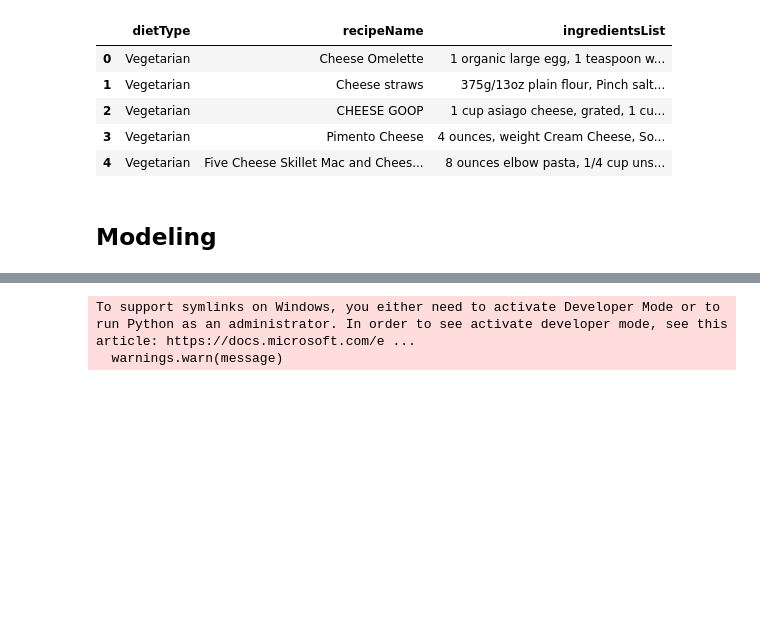
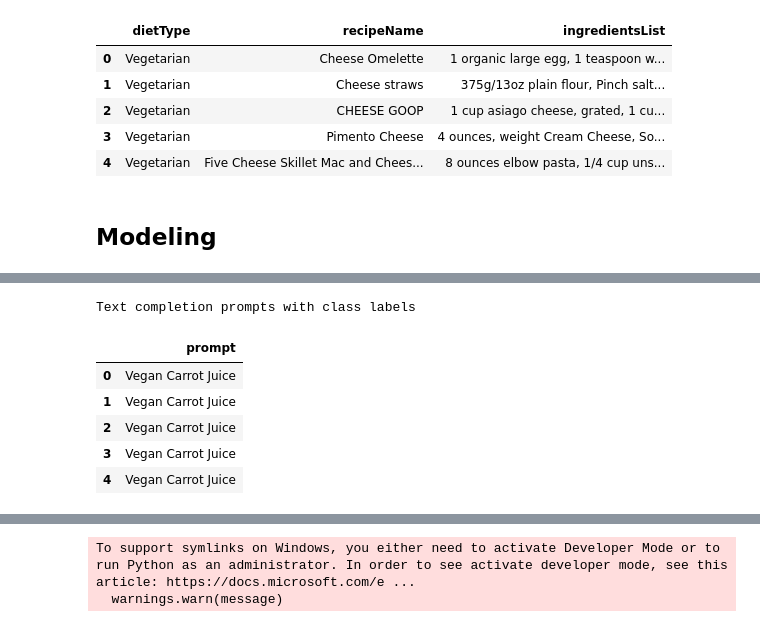
Before and after one commit to RavinderRai/iifymate, a Jupyter notebook: Modeling.ipynb, the cells around one changed output, grey strips where cells are left out. Saved outputs shown, nothing was run; the diff lists cells and outputs as text; code cells hidden in the pictures; blank space fills up the shorter version.

```diff
--- a/Modeling.ipynb
+++ b/Modeling.ipynb
@@ -171,0 +258,35 @@ https://gretel.ai/blog/conditional-text-generation-by-fine-tuning-gretel-gpt
+# %%
+PROMPT_LABEL = "Vegan Carrot Juice"  # @param {type:"string"}
+NUM_RECORDS = 5  # @param {type:"number"}
+# %%
+def create_prompt_df(prompt_label: str, num_records: int = 25) -> pd.DataFrame:
+    """
+    Create a prompt DataFrame with the given number of rows, each containing a prompt.
+
+    Args:
+        prompt_label (str): The class label to use in the prompt.
+        num_records (int): The number of records to generate in the prompt DataFrame.
+            The generated synthetic data will have the same number of records.
+
+    Returns:
+        pd.DataFrame: A DataFrame with the given number of rows, each containing a class
+            label prompt.
+    """
+    # Note: the column name in this dataframe doesn't matter, as it may only contain a single
+    # column anyway.
+    # The column name in the generated synthetic data will be taken from the training dataset
+    # instead.
+    return pd.DataFrame([prompt_label] * num_records, columns=["prompt"])
+
+
+print("Text completion prompts with class labels")
+prompt_df = create_prompt_df(PROMPT_LABEL, num_records=NUM_RECORDS)
+prompt_df
+# %% [output]
+Text completion prompts with class labels
+|  | prompt |
+| 0 | Vegan Carrot Juice |
+| 1 | Vegan Carrot Juice |
+| 2 | Vegan Carrot Juice |
+| 3 | Vegan Carrot Juice |
+| 4 | Vegan Carrot Juice |
```
Also changed, not shown: parts of 40 cells of this notebook, 4 other files.
